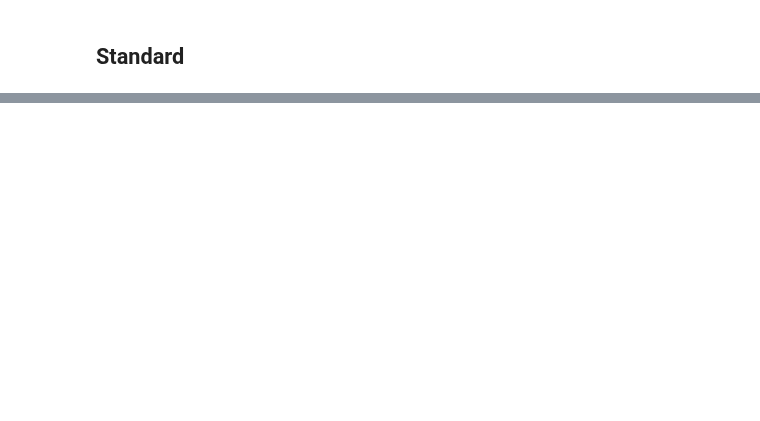
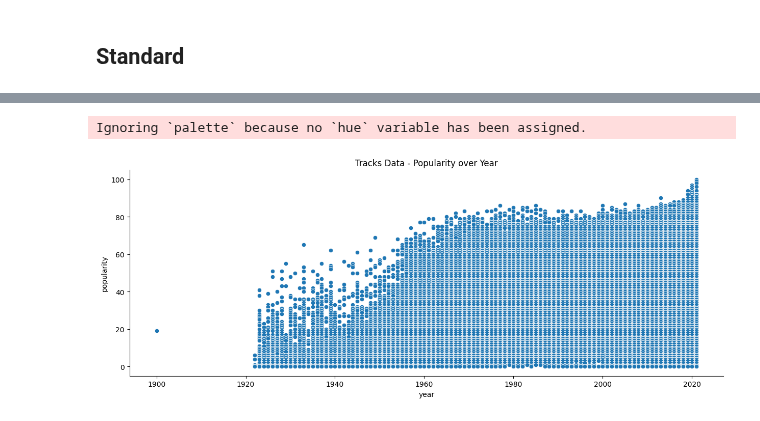
Before and after one commit to mavwong/SpotifyDataAnalysis, a Jupyter notebook: 03-analysis_main.ipynb, the cells around one changed output, grey strips where cells are left out. Drawn from its saved outputs; the diff is of its cells as text; code cells hidden in the pictures; blank space fills up the shorter version.

```diff
--- a/03-analysis_main.ipynb
+++ b/03-analysis_main.ipynb
@@ -102 +34,6 @@ sample.BoxPlot()
+# %%
+sample.ScatterPlot(show=True)
+# %% [output]
+Ignoring `palette` because no `hue` variable has been assigned.
+[figure, added]
 # %%
```
Also changed, not shown: parts of 6 cells of this notebook, 5 other files.
